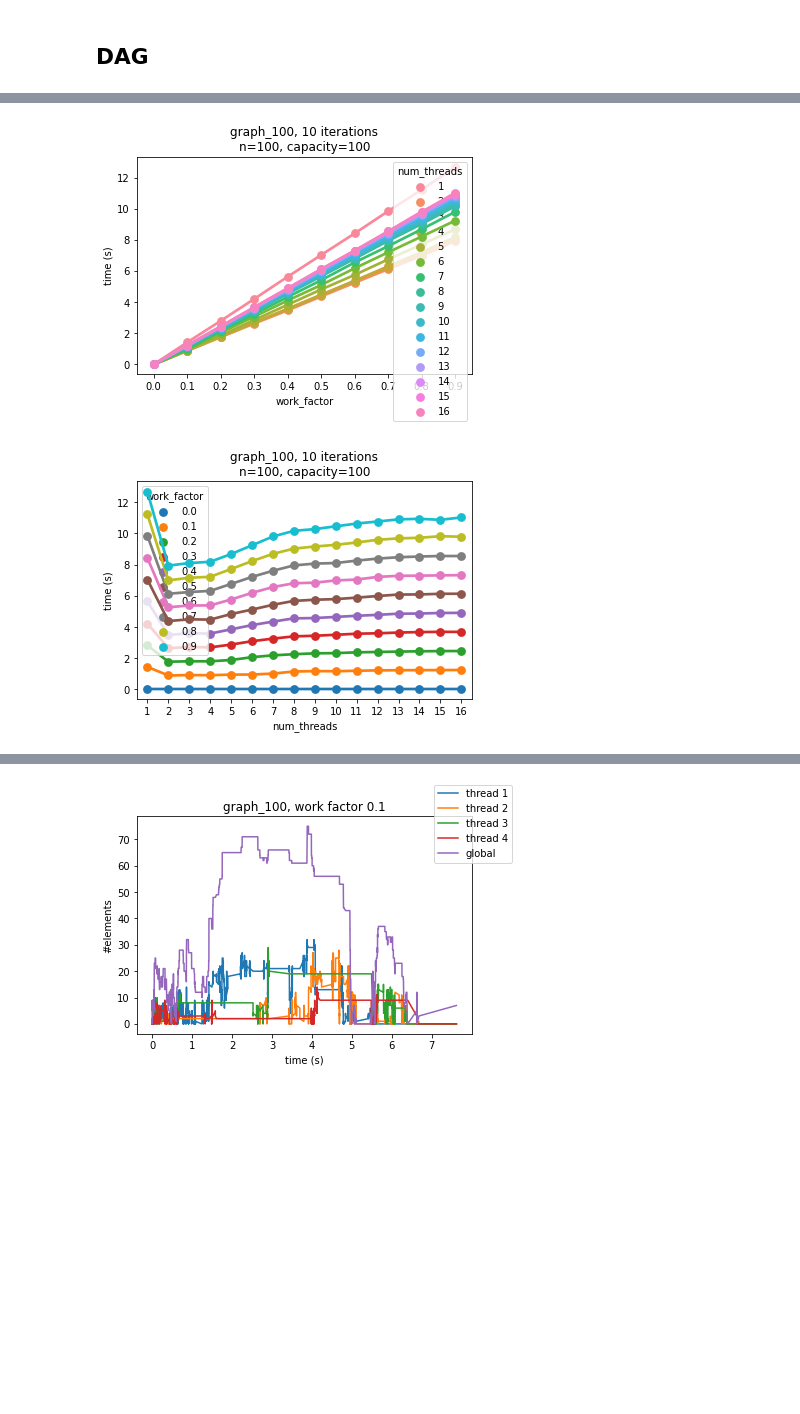
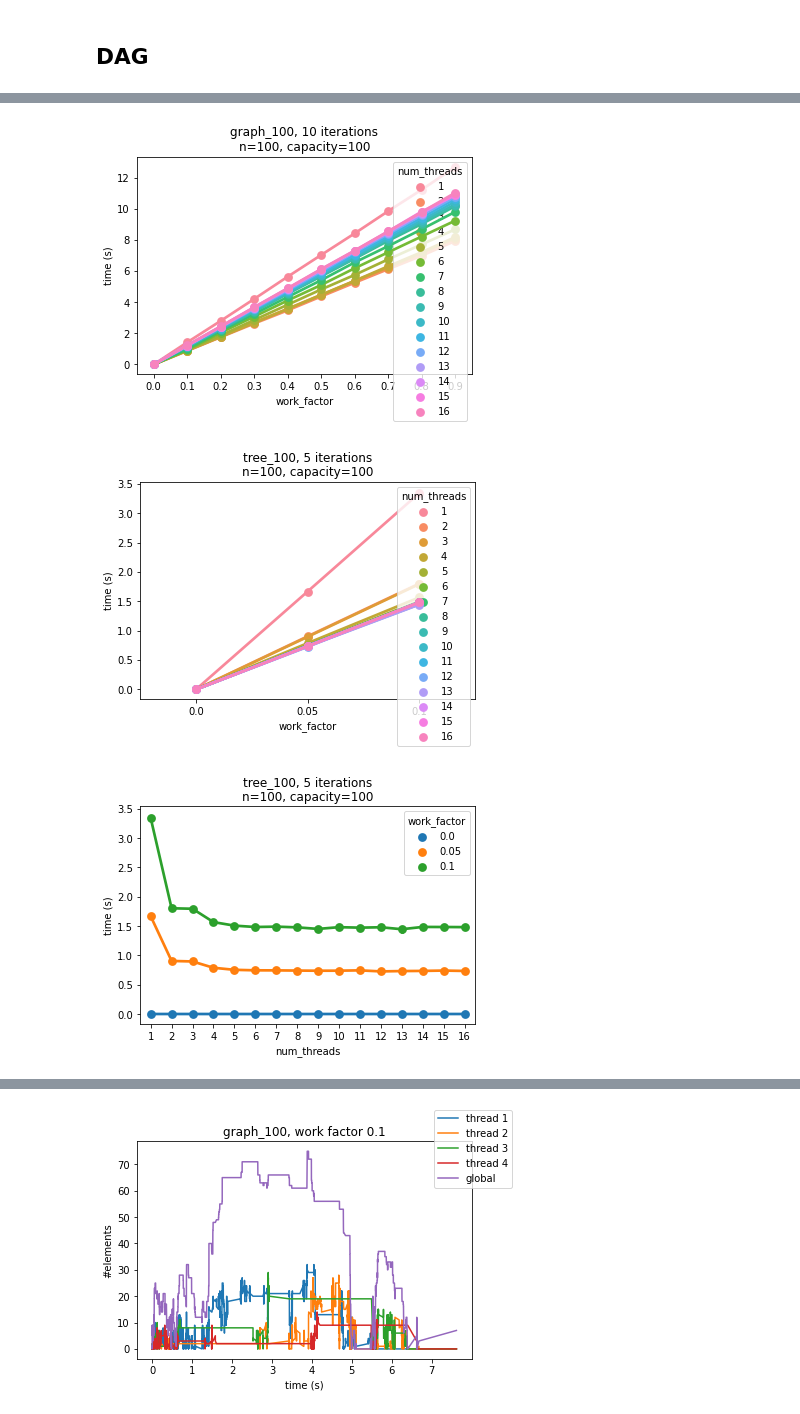
Before and after one commit to jonasspinner/21wt-lab-efficient-parallel-cpp, a Jupyter notebook: exercise4/eval/eval_tree_and_dag.ipynb, the cells around one changed output, grey strips where cells are left out. Cells and saved outputs as stored; diff of their text form; code cells hidden in the pictures; blank space fills up the shorter version.

Commit message:
Update eval

```diff
--- a/exercise4/eval/eval_tree_and_dag.ipynb
+++ b/exercise4/eval/eval_tree_and_dag.ipynb
@@ -17,8 +17,3 @@ df.head()
 | 2 | data/graph_100.graph | 100 | 100 | 1 | 0.0 | 0.075418 | 1 | 0.000075 | graph_100 |
 | 3 | data/graph_100.graph | 100 | 100 | 1 | 0.0 | 0.088798 | 1 | 0.000089 | graph_100 |
 | 4 | data/graph_100.graph | 100 | 100 | 1 | 0.0 | 0.088203 | 1 | 0.000088 | graph_100 |
-# %%
-df = pd.read_csv("fuck", delim_whitespace=True)
-df["time (s)"] = df["time (ms)"] / 1000
-df["graph"] = df["file"].str.split("/").str[-1].str.split(".").str[0]
-df.head()
@@ -49,10 +37,22 @@ def plot_dag(df, suffix=""):
     sns.pointplot(hue="work_factor", y="time (s)", x="num_threads", data=df)
     plt.savefig(f"{graph}-c={capacity}-per-num_threads{suffix}.png", dpi=300)
     plt.show()
-# %%
-plot_dag(df)
-# %% [output]
-[figure, removed]
-[figure, removed]
+# %%
+df = pd.read_csv("recovery.csv", delim_whitespace=True)
+df["time (s)"] = df["time (ms)"] / 1000
+df["graph"] = df["file"].str.split("/").str[-1].str.split(".").str[0]
+df.head()
+plot_dag(df)
+# %% [output]
+[figure, added]
+# %%
+df = pd.read_csv("eval_tree-tree_100.csv", delim_whitespace=True)
+df["time (s)"] = df["time (ms)"] / 1000
+df["graph"] = df["file"].str.split("/").str[-1].str.split(".").str[0]
+df.head()
+plot_dag(df)
+# %% [output]
+[figure, added]
+[figure, added]
 # %%
 # build/eval_dag -file data/graph_100.graph -max-work-factor 0.0001 -num-iterations 100 | tee eval/eval_dag-graph_100-small-work-factors.csv
```
Also changed, not shown: parts of 3 cells of this notebook, 5 other files.
